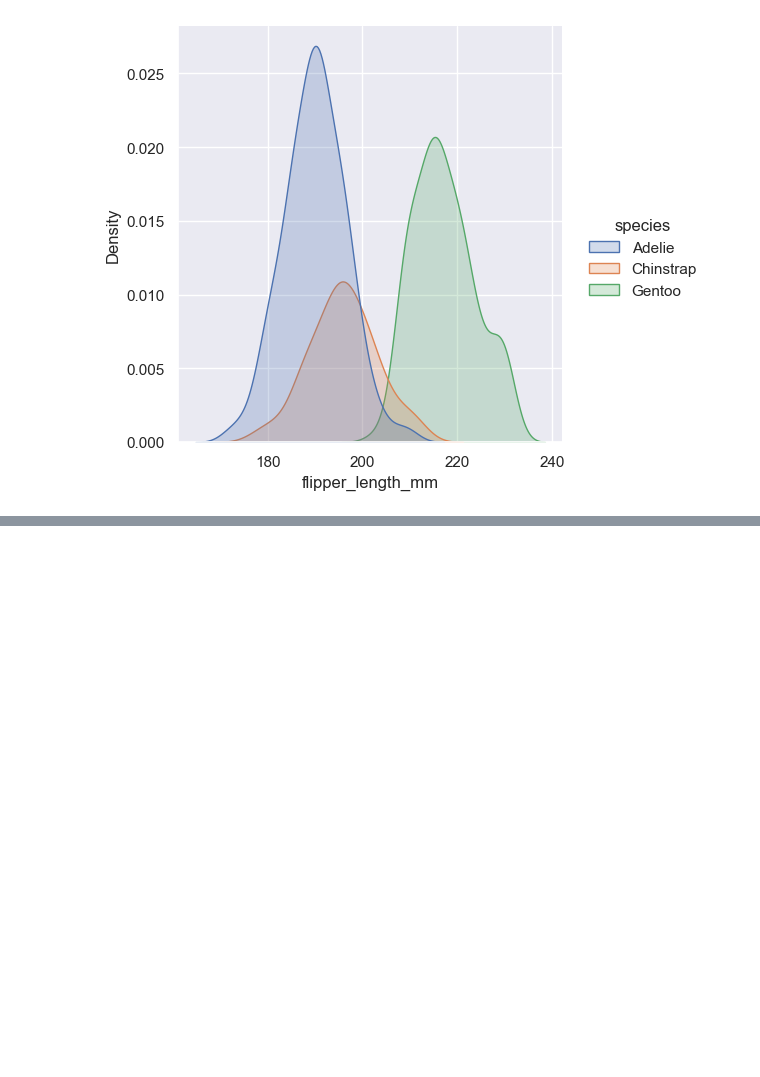
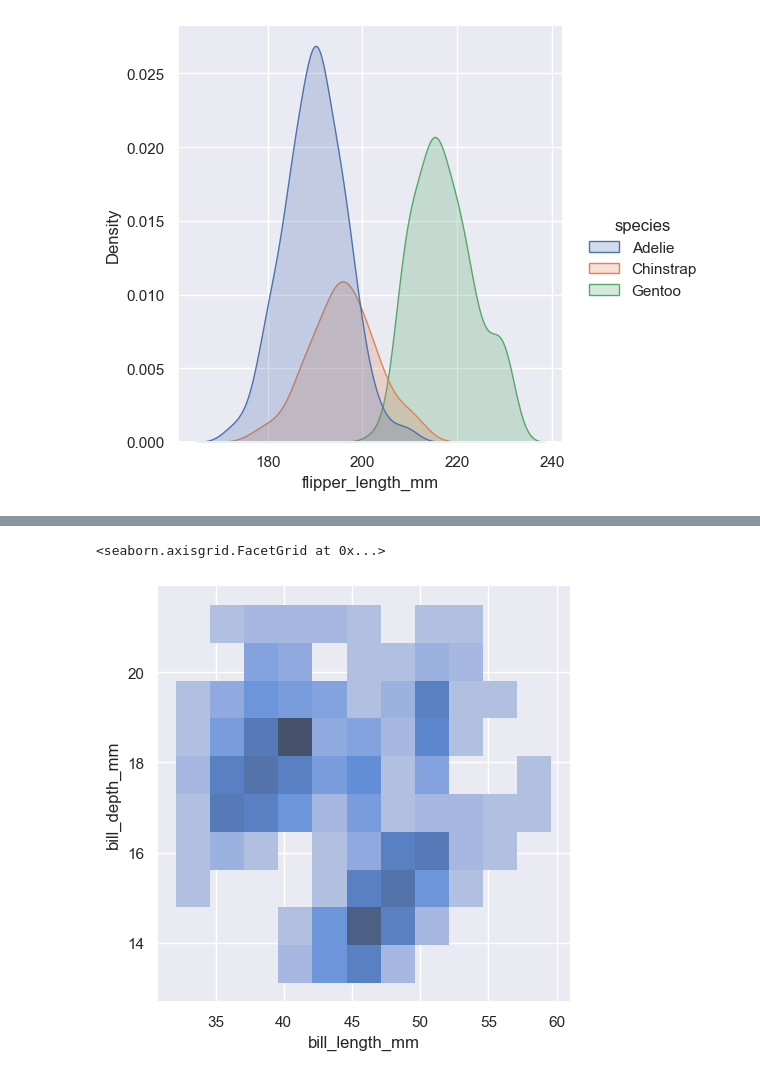
Before and after one commit to wu4fmp6/machine_learning, a Jupyter notebook: lesson_4.ipynb, the cells around one changed output, grey strips where cells are left out. Saved outputs shown, nothing was run; the diff lists cells and outputs as text; code cells hidden in the pictures; blank space fills up the shorter version.

```diff
--- a/lesson_4.ipynb
+++ b/lesson_4.ipynb
@@ -182,0 +197,5 @@ sns.displot(penguins, x="flipper_length_mm", hue="species", kind="kde", fill=Tru
+# %%
+sns.displot(penguins, x="bill_length_mm", y="bill_depth_mm")
+# %% [output]
+<seaborn.axisgrid.FacetGrid at 0x...>
+[figure, added]
```
Also changed, not shown: parts of 6 cells of this notebook.
